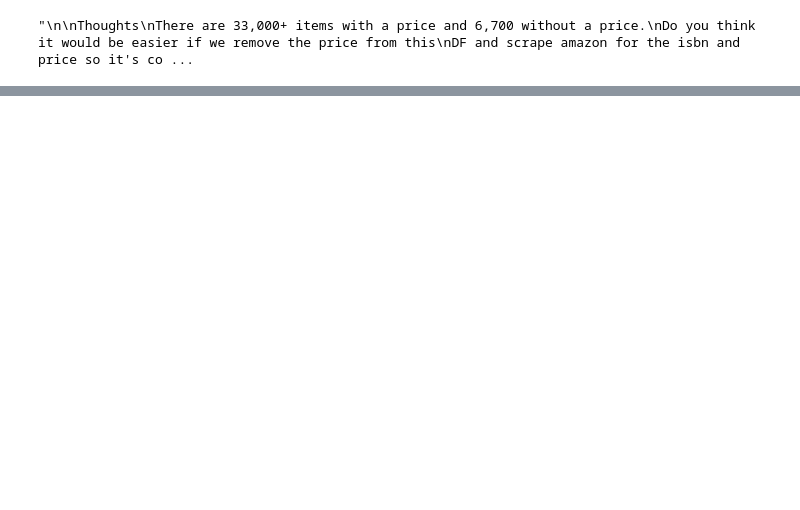
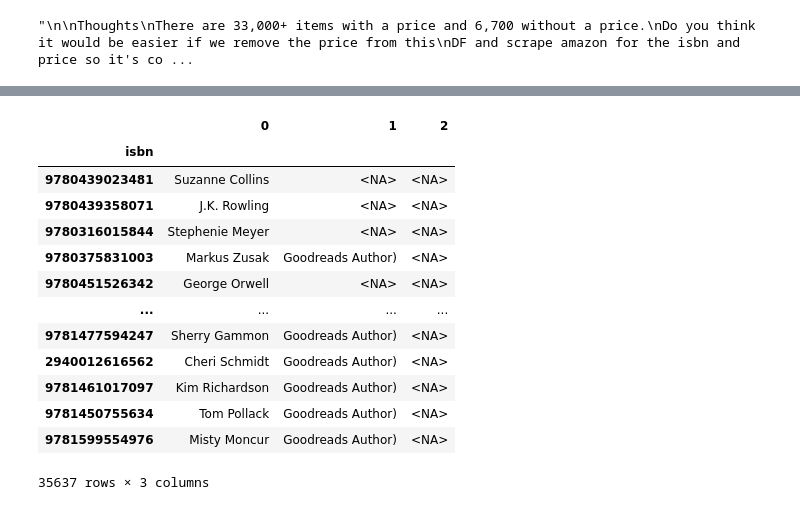
Before and after one commit to mattapallisravya/ETL-Project-Goodreads, a Jupyter notebook: Extract.ipynb, the cells around one changed output, grey strips where cells are left out. Cells and saved outputs as stored; diff of their text form; code cells hidden in the pictures; blank space fills up the shorter version.

```diff
--- a/Extract.ipynb
+++ b/Extract.ipynb
@@ -143,0 +209,19 @@ Would it be easier to scrape if we remove anything after a comma so we only have
+# %%
+# Keep only the authors name
+split_author = pd.DataFrame(author_table['author'].str.split(pat='(', n=-1, expand=True))
+split_author
+# %% [output]
+|  | 0 | 1 | 2 |
+| isbn |  |  |  |
+| 9780439023481 | Suzanne Collins | <NA> | <NA> |
+| 9780439358071 | J.K. Rowling | <NA> | <NA> |
+| 9780316015844 | Stephenie Meyer | <NA> | <NA> |
+| 9780375831003 | Markus Zusak | Goodreads Author) | <NA> |
+| 9780451526342 | George Orwell | <NA> | <NA> |
+| ... | ... | ... | ... |
+| 9781477594247 | Sherry Gammon | Goodreads Author) | <NA> |
+| 2940012616562 | Cheri Schmidt | Goodreads Author) | <NA> |
+| 9781461017097 | Kim Richardson | Goodreads Author) | <NA> |
+| 9781450755634 | Tom Pollack | Goodreads Author) | <NA> |
+| 9781599554976 | Misty Moncur | Goodreads Author) | <NA> |
+35637 rows × 3 columns
```
Also changed, not shown: parts of 8 cells of this notebook, 3 other files.
